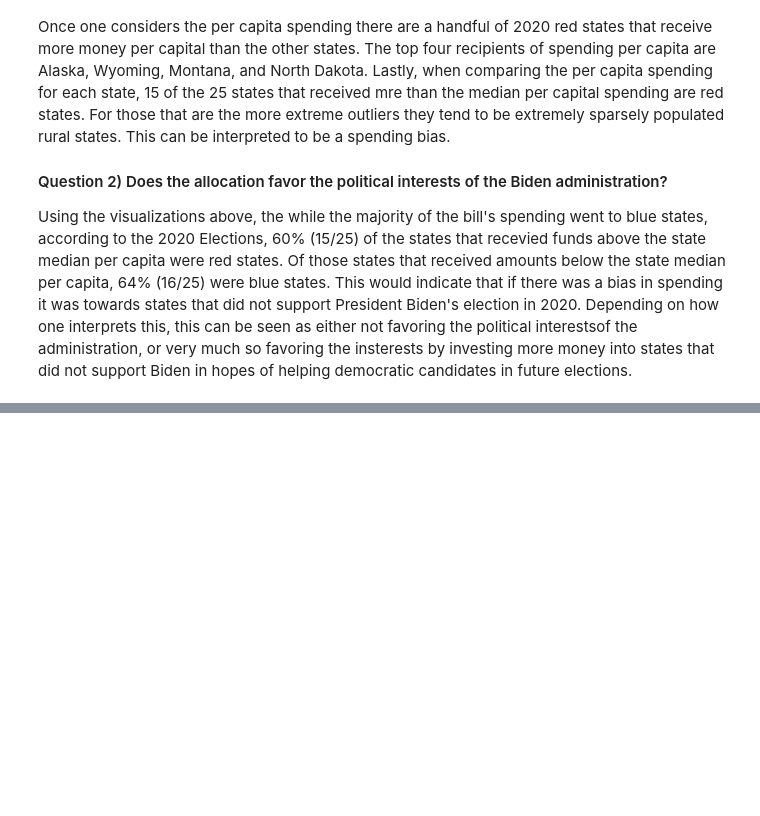
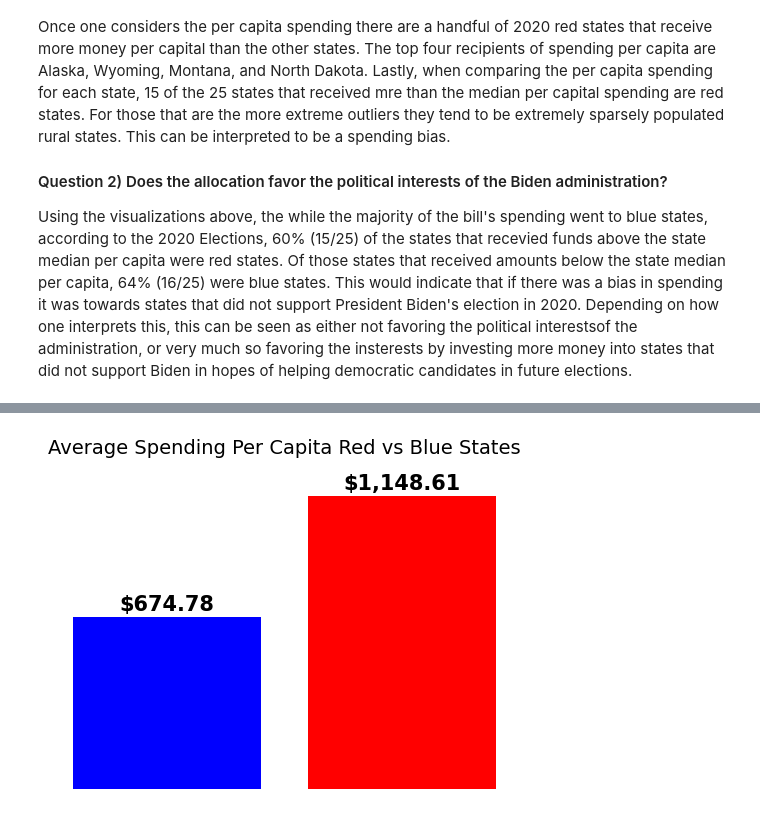
Before and after one commit to jhnboyy/CUNY_SPS_WORK, a Jupyter notebook: FALL2025/DATA608/Story1/DATA608_Story1.ipynb, the cells around one changed output, grey strips where cells are left out. Saved outputs shown, nothing was run; the diff lists cells and outputs as text; code cells hidden in the pictures; blank space fills up the shorter version.

```diff
--- a/FALL2025/DATA608/Story1/DATA608_Story1.ipynb
+++ b/FALL2025/DATA608/Story1/DATA608_Story1.ipynb
@@ -275,0 +333,24 @@ Using the visualizations above, the while the majority of the bill's spending we
+# %%
+viz_4 = viz_3.groupby(["color"]).agg({"Spending Per Capita":"mean"}) .reset_index()
+viz_4 = viz_4.rename(columns={"Spending Per Capita":"Average Spending Per Capita"})
+
+color_palette = ['blue', 'red']
+
+# Create bar chart without axes and with dollar sign labels
+plt.figure(figsize=(6, 4))
+bars = plt.bar(viz_4['color'], viz_4['Average Spending Per Capita'], color=color_palette)
+
+# Add labels on top of each bar with dollar sign
+for bar in bars:
+    height = bar.get_height()
+    plt.text(bar.get_x() + bar.get_width()/2, height + 10, f'${height:,.2f}',
+             ha='center', va='bottom', fontsize=15, fontweight='bold')
+
+# Remove axes for a clean, minimal look
+plt.gca().axis('off')
+
+# Add title while keeping it minimal
+plt.title("Average Spending Per Capita Red vs Blue States",  fontsize=14, loc='center', pad=20)
+plt.show()
+# %% [output]
+[figure, added]
```
Also changed, not shown: parts of 14 cells of this notebook.
